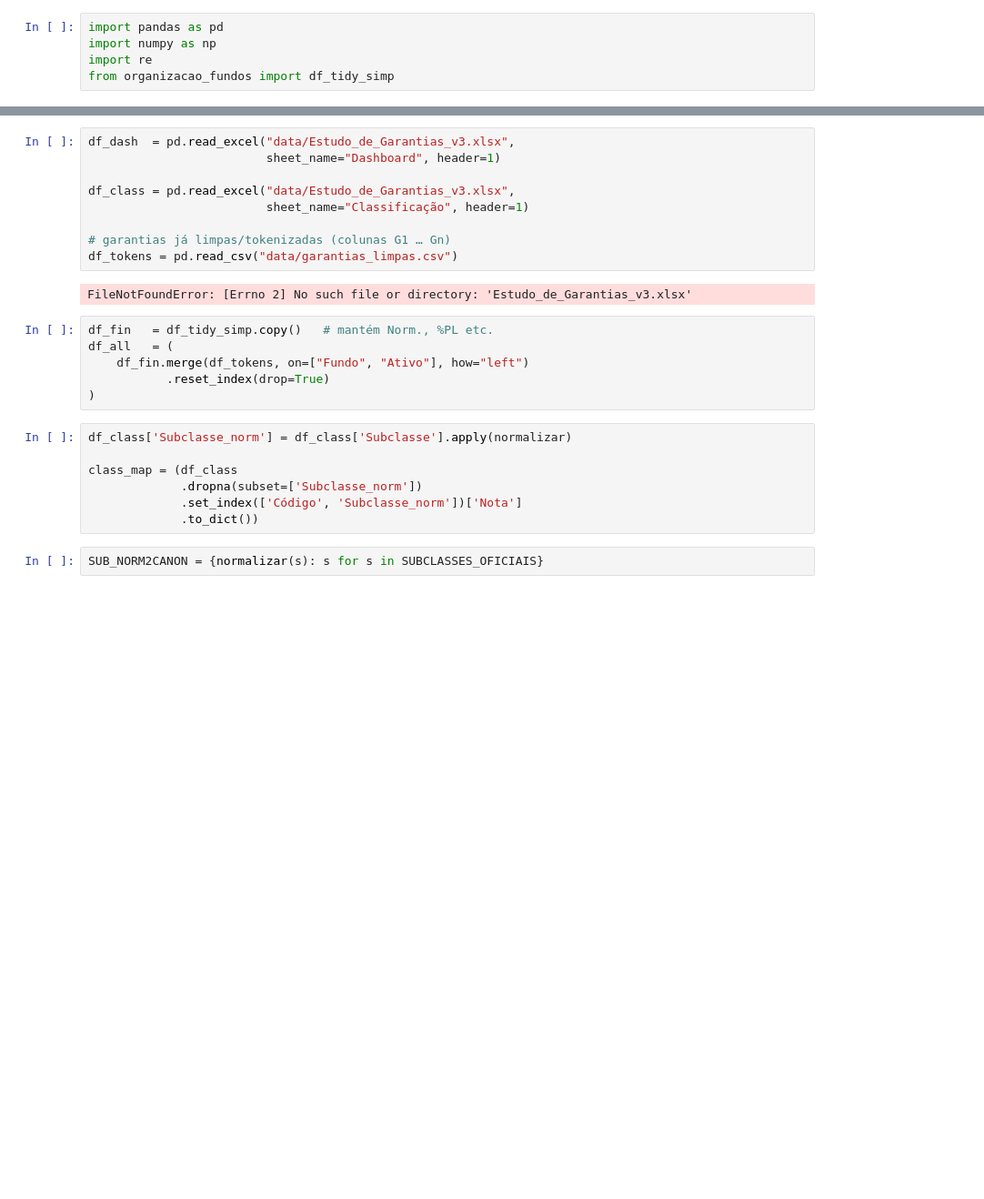
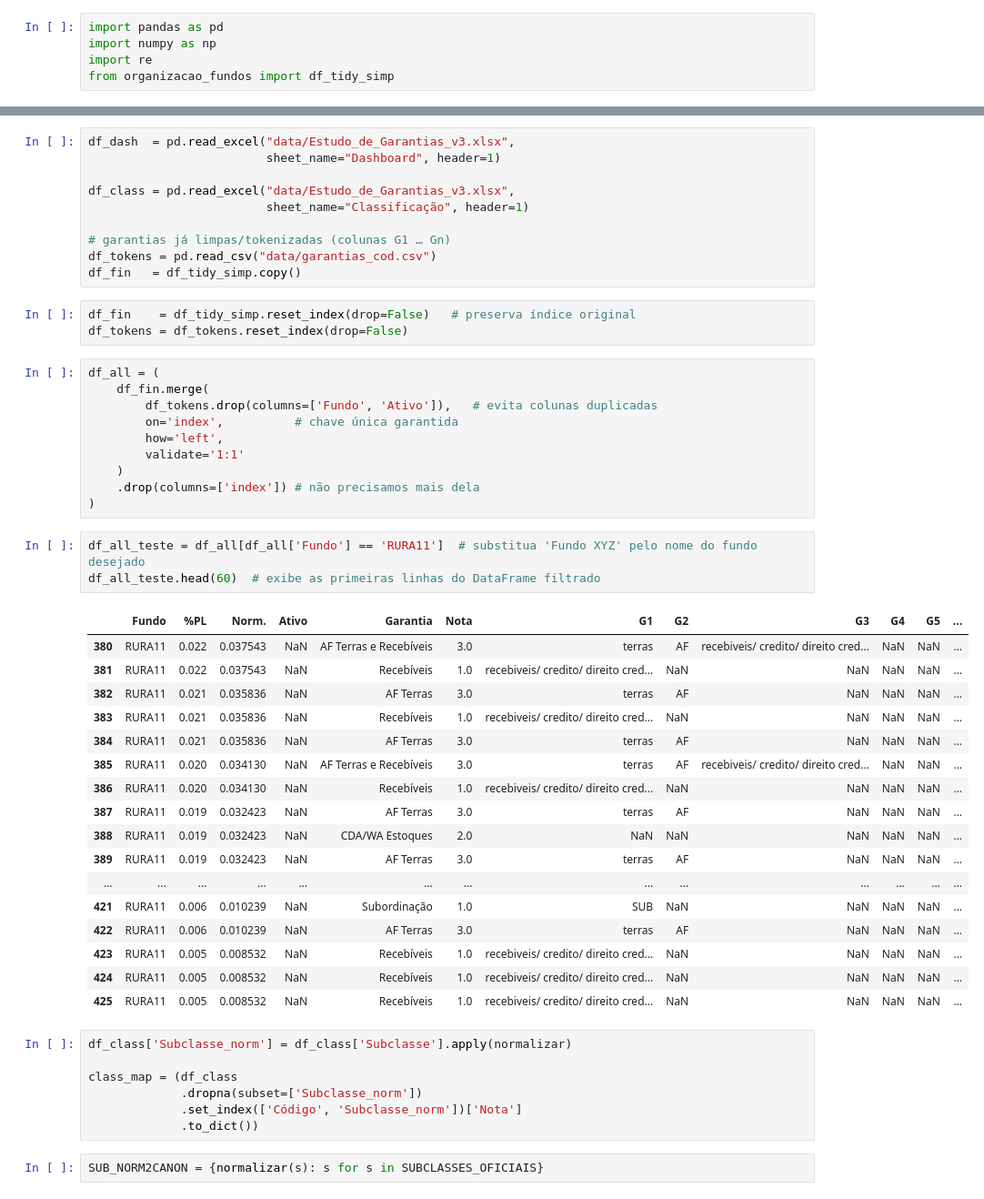
Before and after one commit to pedroauler12/MMZR-summer, a Jupyter notebook: NewApp.ipynb, the cells around one changed output, grey strips where cells are left out. Shown at 91% size. Saved outputs shown, nothing was run; the diff lists cells and outputs as text; blank space fills up the shorter version.

```diff
--- a/NewApp.ipynb
+++ b/NewApp.ipynb
@@ -33,15 +15,42 @@ df_class = pd.read_excel("data/Estudo_de_Garantias_v3.xlsx",
                          sheet_name="Classificação", header=1)
 
 # garantias já limpas/tokenizadas (colunas G1 … Gn)
-df_tokens = pd.read_csv("data/garantias_limpas.csv")
+df_tokens = pd.read_csv("data/garantias_cod.csv")
+df_fin   = df_tidy_simp.copy()
-# %% [output]
-FileNotFoundError: [Errno 2] No such file or directory: 'Estudo_de_Garantias_v3.xlsx'
+# %%
+df_fin    = df_tidy_simp.reset_index(drop=False)   # preserva índice original
+df_tokens = df_tokens.reset_index(drop=False)
 # %%
-df_fin   = df_tidy_simp.copy()   # mantém Norm., %PL etc.
-df_all   = (
-    df_fin.merge(df_tokens, on=["Fundo", "Ativo"], how="left")
-           .reset_index(drop=True)
+df_all = (
+    df_fin.merge(
+        df_tokens.drop(columns=['Fundo', 'Ativo']),   # evita colunas duplicadas
+        on='index',          # chave única garantida
+        how='left',
+        validate='1:1'
+    )
+    .drop(columns=['index']) # não precisamos mais dela
 )
+# %%
+df_all_teste = df_all[df_all['Fundo'] == 'RURA11']  # substitua 'Fundo XYZ' pelo nome do fundo desejado
+df_all_teste.head(60)  # exibe as primeiras linhas do DataFrame filtrado
+# %% [output]
+|  | Fundo | %PL | Norm. | Ativo | Garantia | Nota | G1 | G2 | G3 | G4 | G5 | ... |
+| 380 | RURA11 | 0.022 | 0.037543 | NaN | AF Terras e Recebíveis | 3.0 | terras | AF | recebiveis/ credito/ direito cred... | NaN | NaN | ... |
+| 381 | RURA11 | 0.022 | 0.037543 | NaN | Recebíveis | 1.0 | recebiveis/ credito/ direito cred... | NaN | NaN | NaN | NaN | ... |
+| 382 | RURA11 | 0.021 | 0.035836 | NaN | AF Terras | 3.0 | terras | AF | NaN | NaN | NaN | ... |
+| 383 | RURA11 | 0.021 | 0.035836 | NaN | Recebíveis | 1.0 | recebiveis/ credito/ direito cred... | NaN | NaN | NaN | NaN | ... |
+| 384 | RURA11 | 0.021 | 0.035836 | NaN | AF Terras | 3.0 | terras | AF | NaN | NaN | NaN | ... |
+| 385 | RURA11 | 0.020 | 0.034130 | NaN | AF Terras e Recebíveis | 3.0 | terras | AF | recebiveis/ credito/ direito cred... | NaN | NaN | ... |
+| 386 | RURA11 | 0.020 | 0.034130 | NaN | Recebíveis | 1.0 | recebiveis/ credito/ direito cred... | NaN | NaN | NaN | NaN | ... |
+| 387 | RURA11 | 0.019 | 0.032423 | NaN | AF Terras | 3.0 | terras | AF | NaN | NaN | NaN | ... |
+| 388 | RURA11 | 0.019 | 0.032423 | NaN | CDA/WA Estoques | 2.0 | NaN | NaN | NaN | NaN | NaN | ... |
+| 389 | RURA11 | 0.019 | 0.032423 | NaN | AF Terras | 3.0 | terras | AF | NaN | NaN | NaN | ... |
+| ... | ... | ... | ... | ... | ... | ... | ... | ... | ... | ... | ... | ... |
+| 421 | RURA11 | 0.006 | 0.010239 | NaN | Subordinação | 1.0 | SUB | NaN | NaN | NaN | NaN | ... |
+| 422 | RURA11 | 0.006 | 0.010239 | NaN | AF Terras | 3.0 | terras | AF | NaN | NaN | NaN | ... |
+| 423 | RURA11 | 0.005 | 0.008532 | NaN | Recebíveis | 1.0 | recebiveis/ credito/ direito cred... | NaN | NaN | NaN | NaN | ... |
+| 424 | RURA11 | 0.005 | 0.008532 | NaN | Recebíveis | 1.0 | recebiveis/ credito/ direito cred... | NaN | NaN | NaN | NaN | ... |
+| 425 | RURA11 | 0.005 | 0.008532 | NaN | Recebíveis | 1.0 | recebiveis/ credito/ direito cred... | NaN | NaN | NaN | NaN | ... |
 # %%
 df_class['Subclasse_norm'] = df_class['Subclasse'].apply(normalizar)
 
```
Also changed, not shown: parts of 7 cells of this notebook, 6 other files.
